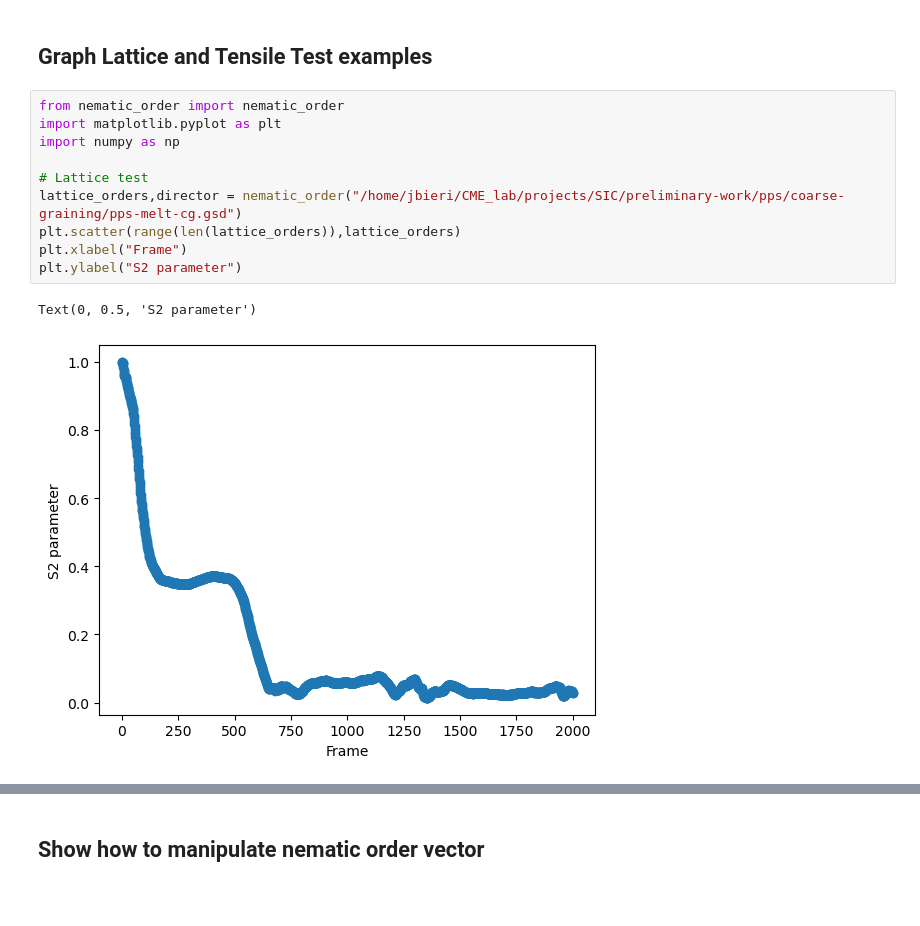
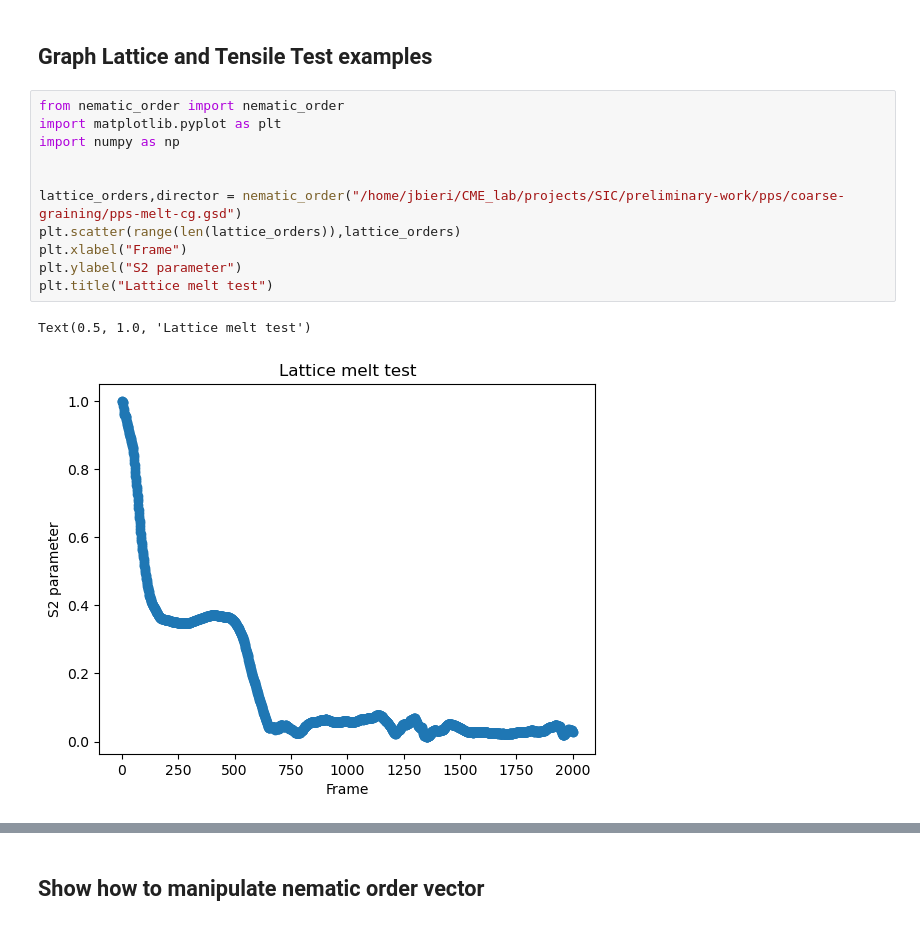
Before and after one commit to cmelab/SIC, a Jupyter notebook: preliminary-work/nematic_order_test.ipynb, the cells around one changed output, grey strips where cells are left out. Saved outputs shown, nothing was run; the diff lists cells and outputs as text; blank space fills up the shorter version.

```diff
--- a/preliminary-work/nematic_order_test.ipynb
+++ b/preliminary-work/nematic_order_test.ipynb
@@ -3,16 +3,17 @@
 # %%
 from nematic_order import nematic_order
 import matplotlib.pyplot as plt
 import numpy as np
 
-# Lattice test
+
 lattice_orders,director = nematic_order("/home/jbieri/CME_lab/projects/SIC/preliminary-work/pps/coarse-graining/pps-melt-cg.gsd")
 plt.scatter(range(len(lattice_orders)),lattice_orders)
 plt.xlabel("Frame")
 plt.ylabel("S2 parameter")
+plt.title("Lattice melt test")
 # %% [output]
-Text(0, 0.5, 'S2 parameter')
+Text(0.5, 1.0, 'Lattice melt test')
-[figure, old version]
+[figure, new version]
 # %%
 # Tensile test
 tensile_orders,director = nematic_order("/home/jbieri/CME_lab/projects/SIC/preliminary-work/pps/coarse-graining/given-pps-cg.gsd")
```
Also changed, not shown: parts of 9 cells of this notebook, 1 other file.
